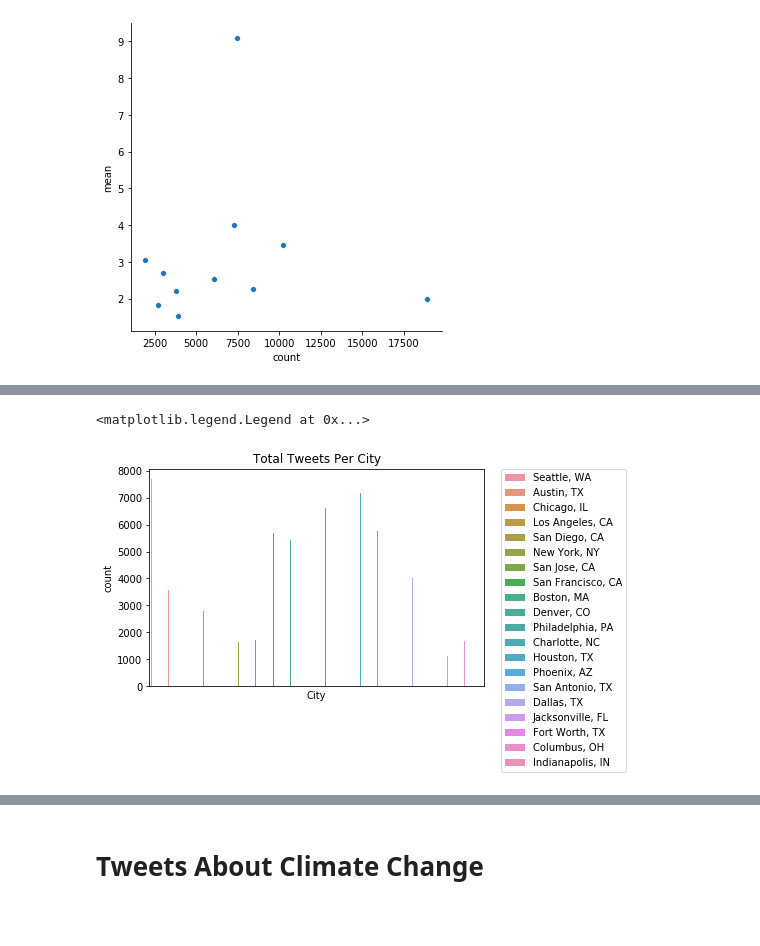
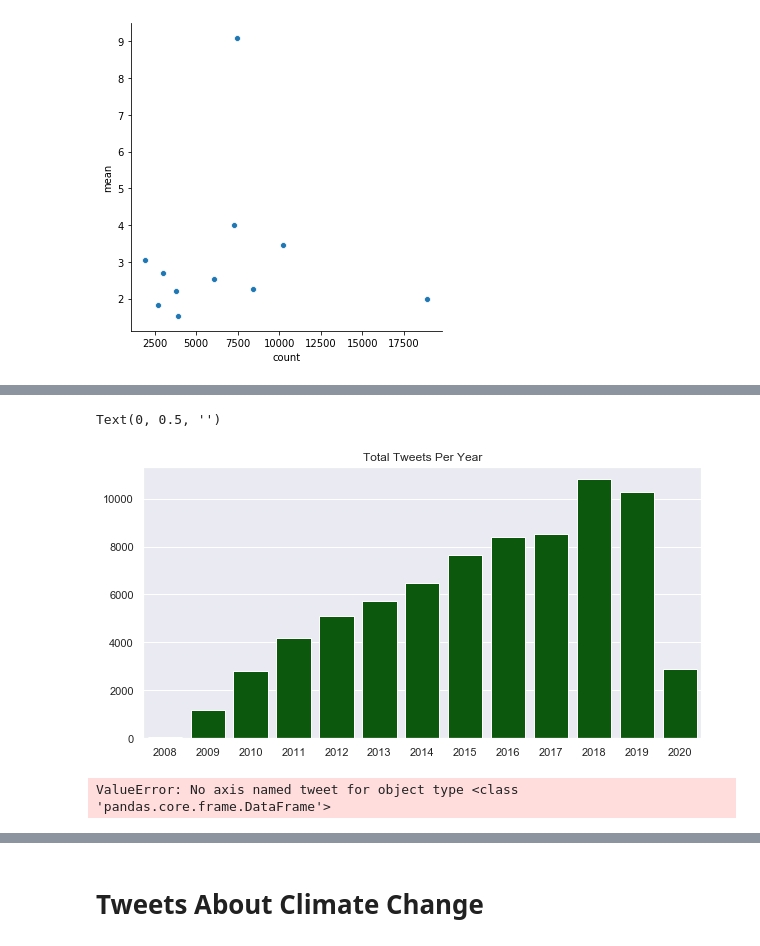
Before and after one commit to martapolo/tweeting_climate_change_cp255, a Jupyter notebook: Tyler Analysis.ipynb, the cells around one changed output, grey strips where cells are left out. Saved outputs shown, nothing was run; the diff lists cells and outputs as text; code cells hidden in the pictures; blank space fills up the shorter version.

```diff
--- a/Tyler Analysis.ipynb
+++ b/Tyler Analysis.ipynb
@@ -14,3 +19,5 @@ import matplotlib.pyplot as plt
+# %%
+sns.set(style="darkgrid")
 # %%
 tweet = "Final Results.csv"
 
@@ -212,16 +232,22 @@ Transpo                      2.0   155.0
 # %%
-# Total Tweets per city
+# Total Tweets per Year
 
-tt= sns.countplot(data=df, hue="City", x='City')
-tt.set_title('Total Tweets Per City')
-tt.set_xlabel("City")
-tt.set_xticks([])
-#tt.set_xticklabels(labels, rotation=90)
-#tt.show()
+plt.figure(figsize=(10,5))
+tt= sns.countplot(data=df, x='year', color='darkgreen')
+tt.set_title('Total Tweets Per Year')
+tt.set_xlabel("Year")
+tt.set_xlabel('')
+tt.set_ylabel('')
 
 
+#tt.set_xticks([])
+#tt.show()
 # Put the legend out of the figure
-tt.legend(bbox_to_anchor=(1.05, 1), loc=2, borderaxespad=0.)
+#tt.legend(bbox_to_anchor=(1.05, 1), loc=2, borderaxespad=0.)
 # %% [output]
-<matplotlib.legend.Legend at 0x...>
+Text(0, 0.5, '')
-[figure, old version]
+[figure, new version]
+# %%
+ax = sns.lineplot(x="year", y= df.count("tweet"), data=df)
+# %% [output]
+ValueError: No axis named tweet for object type <class 'pandas.core.frame.DataFrame'>
```
Also changed, not shown: parts of 23 cells of this notebook.
